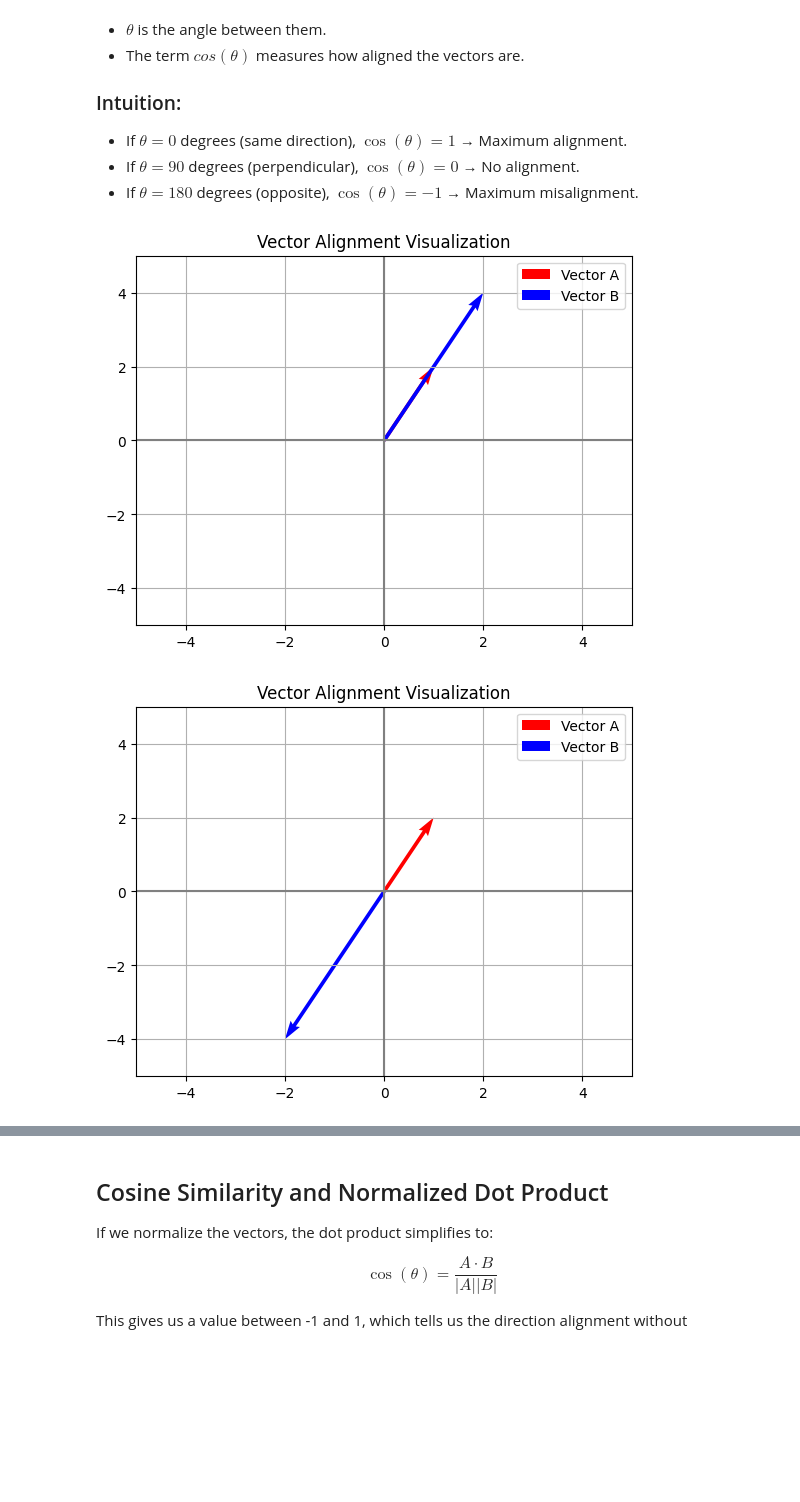
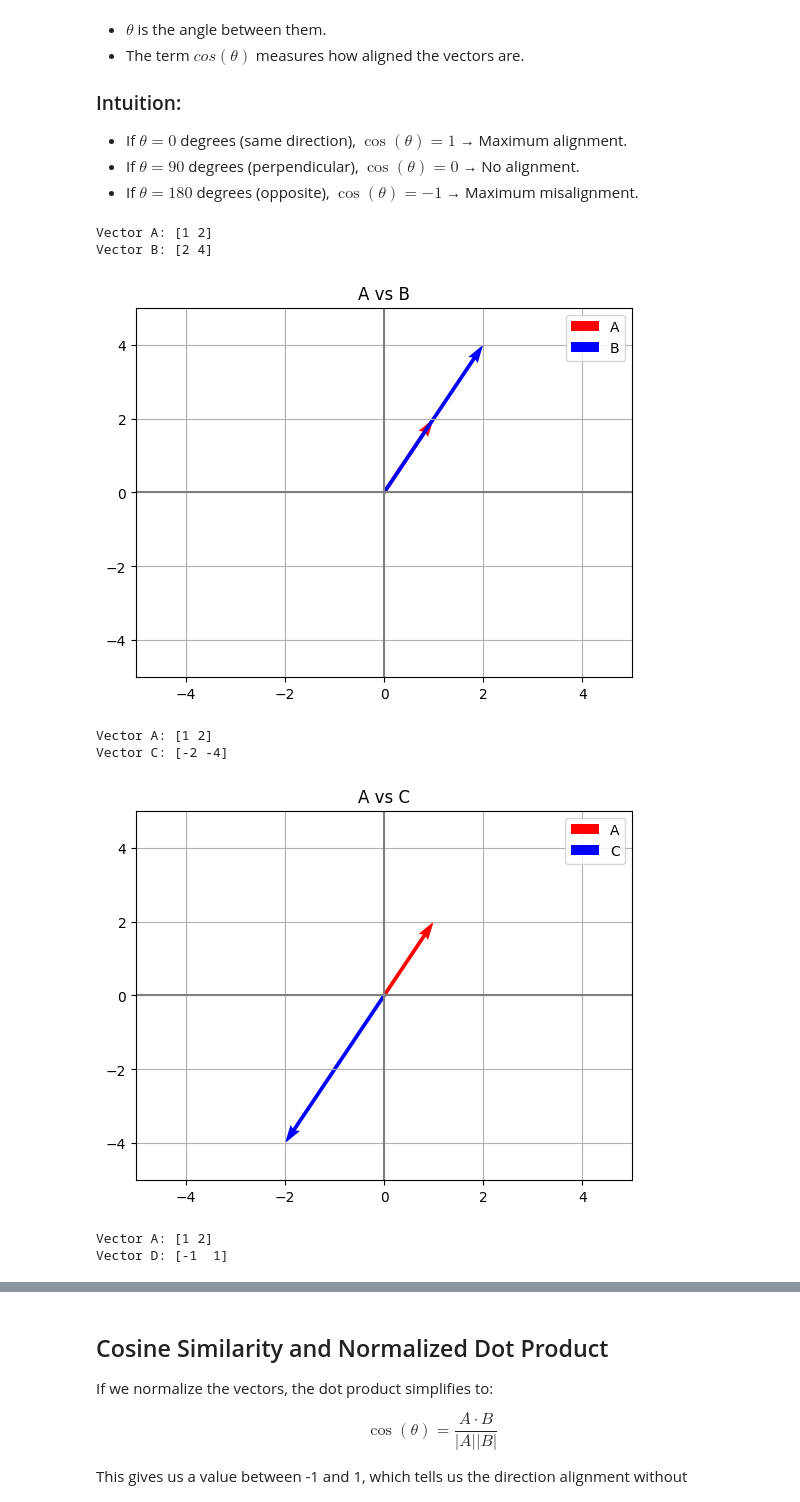
Before and after one commit to SidU/LLMs-from-scratch, a Jupyter notebook: DotProductIntuition.ipynb, the cells around one changed output, grey strips where cells are left out. Saved outputs shown, nothing was run; the diff lists cells and outputs as text; code cells hidden in the pictures; blank space fills up the shorter version.

```diff
--- a/DotProductIntuition.ipynb
+++ b/DotProductIntuition.ipynb
@@ -72,28 +72,44 @@ Where:
 - If $ \theta = 180 $ degrees (opposite), $ \cos(\theta) = -1 $ → Maximum misalignment.
 # %%
 import matplotlib.pyplot as plt
+import numpy as np
 
-def plot_vectors(v1, v2):
-    plt.quiver(0, 0, v1[0], v1[1], angles='xy', scale_units='xy', scale=1, color='r', label="Vector A")
-    plt.quiver(0, 0, v2[0], v2[1], angles='xy', scale_units='xy', scale=1, color='b', label="Vector B")
+def plot_vectors(v1, v2, label1="Vector 1", label2="Vector 2"):
+    plt.quiver(0, 0, v1[0], v1[1], angles='xy', scale_units='xy', scale=1, color='r', label=label1)
+    plt.quiver(0, 0, v2[0], v2[1], angles='xy', scale_units='xy', scale=1, color='b', label=label2)
     plt.xlim(-5, 5)
     plt.ylim(-5, 5)
     plt.axhline(0, color='grey')
     plt.axvline(0, color='grey')
     plt.grid()
     plt.legend()
-    plt.title("Vector Alignment Visualization")
+    plt.title(f"{label1} vs {label2}")
     plt.show()
 
 A = np.array([1, 2])
 B = np.array([2, 4])  # Aligned
-plot_vectors(A, B)
+# Print the vectors
+print("Vector A:", A)
+print("Vector B:", B)
+plot_vectors(A, B, label1="A", label2="B")
 
+# Print the vectors
+print("Vector A:", A)
+print("Vector C:", C)
 C = np.array([-2, -4])  # Opposite direction
-plot_vectors(A, C)
+plot_vectors(A, C, label1="A", label2="C")
 
+# Print the vectors
+print("Vector A:", A)
+print("Vector D:", D)
 D = np.array([-1, 1])  # Perpendicular
-plot_vectors(A, D)
+plot_vectors(A, D, label1="A", label2="D")
 # %% [output]
+Vector A: [1 2]
+Vector B: [2 4]
-[figure, old version]
+[figure, new version]
+Vector A: [1 2]
+Vector C: [-2 -4]
-[figure, old version]
+[figure, new version]
+Vector A: [1 2]
+Vector D: [-1  1]
```
Also changed, not shown: parts of 1 cell of this notebook.
